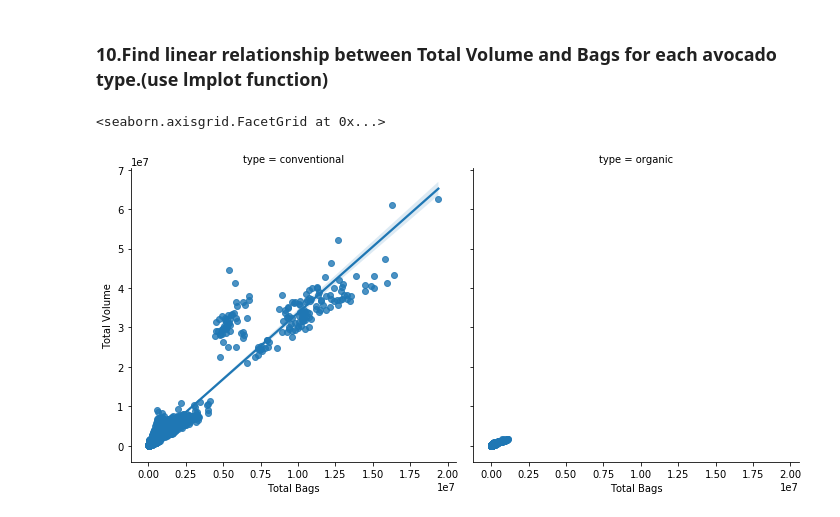
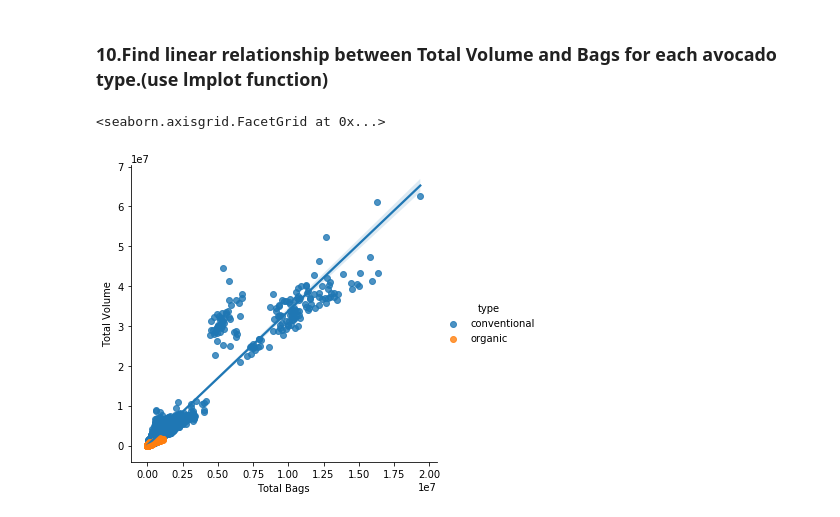
Before and after one commit to parvin-97/Homework, a Jupyter notebook: Session2_homework.ipynb, the cells around one changed output. Saved outputs shown, nothing was run; the diff lists cells and outputs as text; code cells hidden in the pictures.

```diff
--- a/Session2_homework.ipynb
+++ b/Session2_homework.ipynb
@@ -142,7 +142,7 @@ sns.jointplot("Small Bags", "Large Bags", data = df, kind = "scatter")
 # %% [markdown]
 ### 10.Find linear relationship between Total Volume and Bags for each avocado type.(use lmplot function)
 # %%
-sns.lmplot(x ="Total Bags", y = "Total Volume", data = df, col = "type")
+sns.lmplot(x ="Total Bags", y = "Total Volume", data = df, hue = "type")
 # %% [output]
 <seaborn.axisgrid.FacetGrid at 0x...>
-[figure, old version]
+[figure, new version]
```
